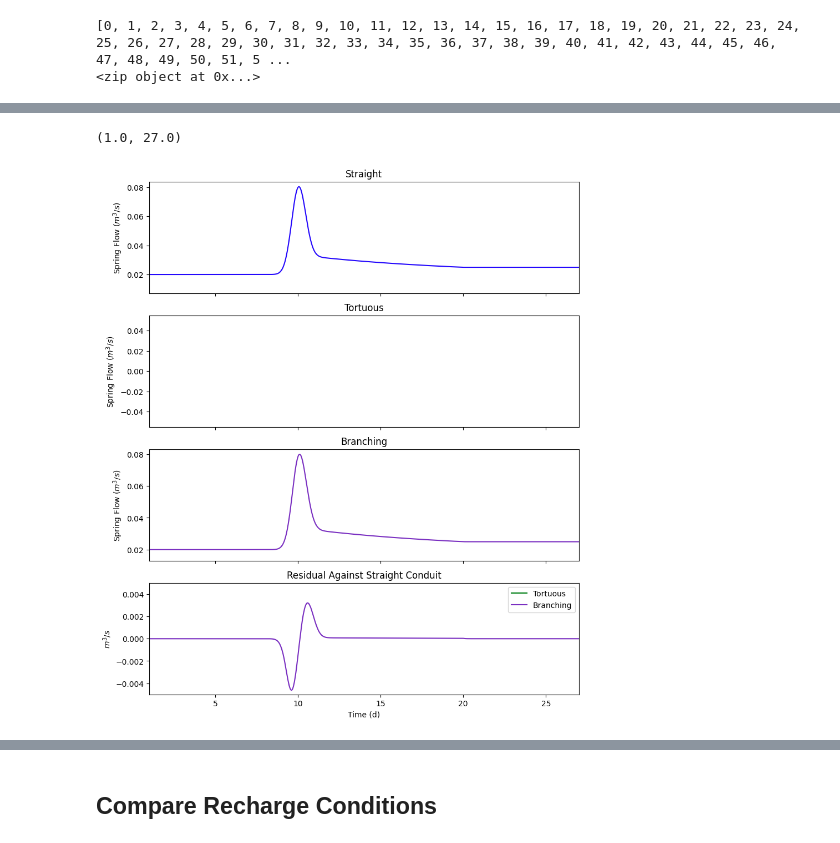
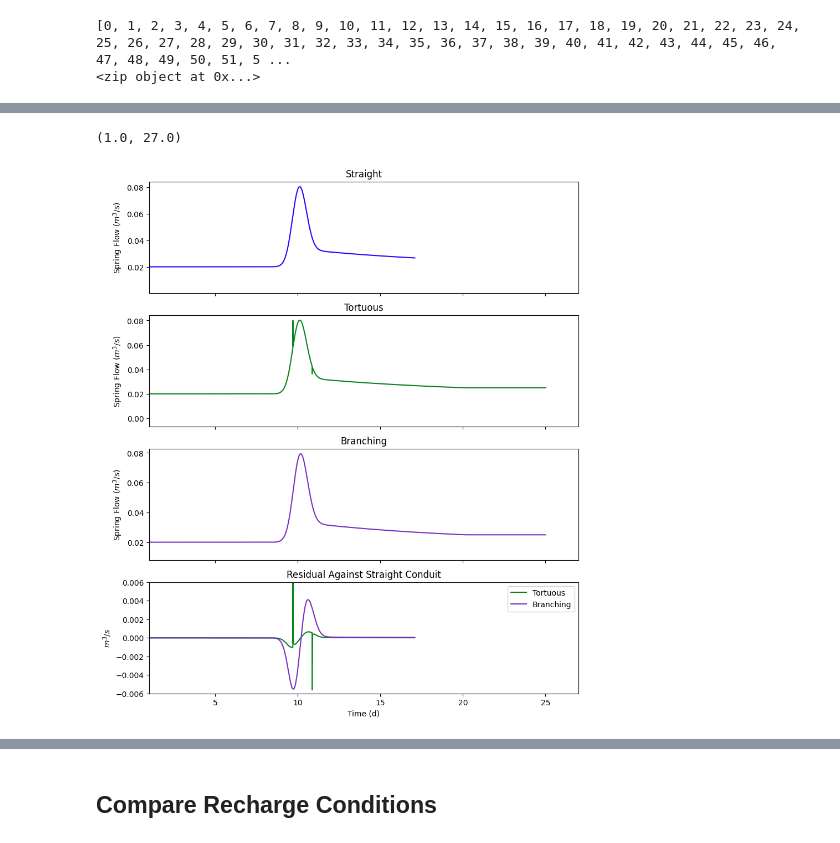
Before and after one commit to jhuang523/UMNBearSpring, a Jupyter notebook: openkarst/steady_state/conduit_geometry_setup.ipynb, the cells around one changed output, grey strips where cells are left out. Saved outputs shown, nothing was run; the diff lists cells and outputs as text; code cells hidden in the pictures.

```diff
--- a/openkarst/steady_state/conduit_geometry_setup.ipynb
+++ b/openkarst/steady_state/conduit_geometry_setup.ipynb
@@ -419,9 +416,10 @@ write_pickle(f"conduit_geometry_test/input_data/init_conditions/{scenario}/{netw
 # %%
-run_name = 'd_0.1m/pykasso_n58_point'
+run_name = 'slope_0008/point_only'
 results_dir = f'conduit_geometry_test/output/{run_name}/results_arrays.npz'
-network_dir = f'conduit_geometry_test/networks/pykasso_n58'
+input_data1= load_pickle(f'conduit_geometry_test/output/{run_name}/input_data.pkl')
+network_dir = f'conduit_geometry_test/networks/slope_0008'
 network1 = ok.load_network_data(f'{network_dir}/nodes.csv', f'{network_dir}/edges.csv', debug= True)
-
+r1,r_t1 = calculate_recharge(input_data1['inflow_boundary'])
 Q1, y1, t1, spring1 = get_transient_results(results_dir, network_dir)
 # %% [output]
 [0, 1, 2, 3, 4, 5, 6, 7, 8, 9, 10, 11, 12, 13, 14, 15, 16, 17, 18, 19, 20, 21, 22, 23, 24, 25, 26, 27, 28, 29, 30, 31, 32, 33, 34, 35, 36, 37, 38, 39, 40, 41, 42, 43, 44, 45, 46, 47, 48, 49, 50, 51, 5 ...
@@ -429,8 +446,10 @@ Q1, y1, t1, spring1 = get_transient_results(results_dir, network_dir)
 # %%
-run_name = 'd_0.1m/straight_conduit_n62_point'
+run_name = 'low_slope/pykasso_n58/point'
+network_dir = f'conduit_geometry_test/networks/pykasso_n58/low_slope'
 results_dir = f'conduit_geometry_test/output/{run_name}/results_arrays.npz'
-network_dir = f'conduit_geometry_test/networks/straight_conduit_n62'
+input_data2 = load_pickle(f'conduit_geometry_test/output/{run_name}/input_data.pkl')
 network2 = ok.load_network_data(f'{network_dir}/nodes.csv', f'{network_dir}/edges.csv', debug= True)
+r2,r_t2 = calculate_recharge(input_data2['inflow_boundary'])
 
 Q2, y2, t2, spring2 = get_transient_results(results_dir, network_dir)
 # %% [output]
@@ -479,8 +530,9 @@ Text(0, 0.5, 'Z (m)')
 # %%
 data = {
-        'Straight' : {'Q' : Q2, 't' : t2, 'h' : y2, 'spring' : spring2},
+        'Straight' : {'Q' : Q1, 't' : t1, 'h' :y1, 'spring' : spring1},
 
-    'Tortuous' : {'Q' : Q1, 't' : t1, 'h' :y1, 'spring' : spring1},
+        'Tortuous' : {'Q' : Q2, 't' : t2, 'h' : y2, 'spring' : spring2},
+
     'Branching' : {'Q' : Q3, 't' : t3, 'h' : y3, 'spring' : spring3}
 }
 base_case = data['Straight']['spring'][list(data['Straight']['spring'].keys())[0]]
@@ -492,33 +544,33 @@ colors =     {'Straight':     "#2408FC",
 fig, ax = plt.subplots(len(data.keys())+1, 1, sharex = True, gridspec_kw={'wspace' : 0}, figsize = (10, 12))
 i = 0
 for name in data.keys():
     spring = data[name]['spring']
     t = data[name]['t']
     for node, Q_spring in spring.items():
         sns.lineplot(x = t/86400, y = Q_spring, color = colors[name], ax = ax[i])
         ax[i].set_title(name)
         # ax[i].set_ylim(0, 0.1)
         ax[i].set_ylabel(r"Spring Flow ($m^3/s$)")
         ax[i].set_xlim(1, 27)
         i+= 1
         if name != 'Straight': #plot residual against base case for non-straight cases
-            sns.lineplot( x = t/86400, y = Q_spring - base_case, ax = ax[len(data.keys())], label = f"{name}", color = colors[name])
+            sns.lineplot( x = t[:len(base_case)]/86400, y = Q_spring[:len(base_case)] - base_case, ax = ax[len(data.keys())], label = f"{name}", color = colors[name])
 ax[len(data.keys())].set_xlabel("Time (d)")
 ax[len(data.keys())].set_title("Residual Against Straight Conduit")
 ax[len(data.keys())].set_ylabel(r"$m^3/s$")
-ax[len(data.keys())].set_ylim(-0.005, 0.005)
+ax[len(data.keys())].set_ylim(-0.006, 0.006)
 ax[len(data.keys())].set_xlim(1, 27)
 
 
 # ax[3].set_xlabel("Time (d)")
 # ax[1].set_ylabel("Spring Flow (m3/s)")
 # ax[0].set_title("Spring Discharge")
 # sns.lineplot(x = sc_t/86400, y=pk_spring[pk_network.outlets[0]]-sc_spring[sc_network.outlets[0]], ax = ax[3], label = 'Tortuous')
 # sns.lineplot(x = sc_t/86400, y=b_spring[b_network.outlets[0]]-sc_spring[sc_network.outlets[0]], ax = ax[3], label = 'Branching')
 # ax[3].set_title("Residual Against Base Case")
 # # for nodes, r_i in r.items():
 # #     sns.lineplot(x = r_i['time'], y = r_i['flow'] * len(nodes), label = 'diffuse R' if len(nodes) > 1 else 'point R')
 # plt.tight_layout()
 # %% [output]
 (1.0, 27.0)
-[figure, old version]
+[figure, new version]
```
Also changed, not shown: parts of 25 cells of this notebook, 12 other files.
